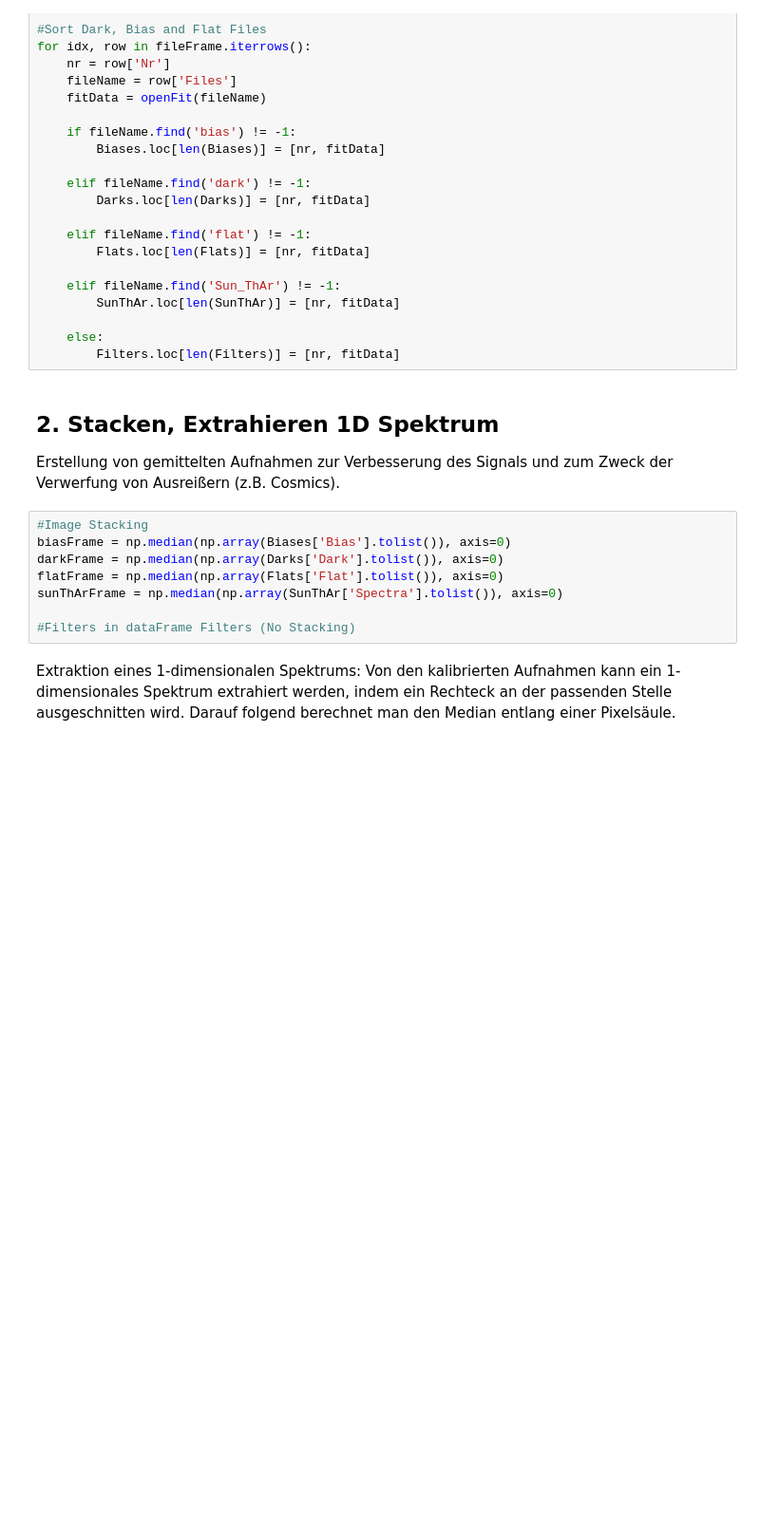
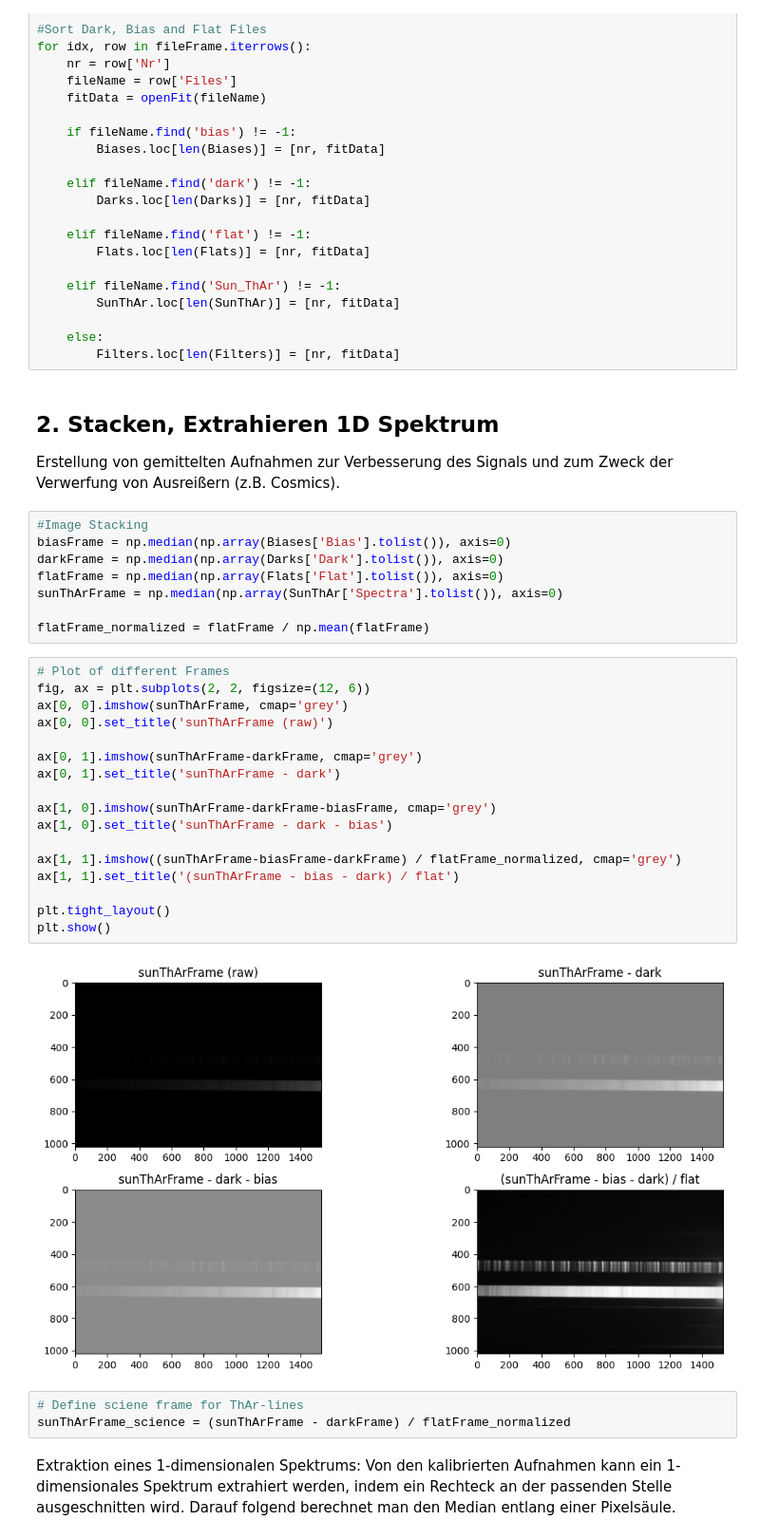
Before and after one commit to B0whunt3r21/AstroPrak, a Jupyter notebook: SolarSpectrum/Auswertungshilfe.ipynb, the cells around one changed output. Shown at 95% size. Drawn from its saved outputs; the diff is of its cells as text; blank space fills up the shorter version.

```diff
--- a/SolarSpectrum/Auswertungshilfe.ipynb
+++ b/SolarSpectrum/Auswertungshilfe.ipynb
@@ -87,7 +87,29 @@ darkFrame = np.median(np.array(Darks['Dark'].tolist()), axis=0)
 flatFrame = np.median(np.array(Flats['Flat'].tolist()), axis=0)
 sunThArFrame = np.median(np.array(SunThAr['Spectra'].tolist()), axis=0)
 
-#Filters in dataFrame Filters (No Stacking)
+flatFrame_normalized = flatFrame / np.mean(flatFrame)
+# %%
+# Plot of different Frames
+fig, ax = plt.subplots(2, 2, figsize=(12, 6))
+ax[0, 0].imshow(sunThArFrame, cmap='grey')
+ax[0, 0].set_title('sunThArFrame (raw)')
+
+ax[0, 1].imshow(sunThArFrame-darkFrame, cmap='grey')
+ax[0, 1].set_title('sunThArFrame - dark')
+
+ax[1, 0].imshow(sunThArFrame-darkFrame-biasFrame, cmap='grey')
+ax[1, 0].set_title('sunThArFrame - dark - bias')
+
+ax[1, 1].imshow((sunThArFrame-biasFrame-darkFrame) / flatFrame_normalized, cmap='grey')
+ax[1, 1].set_title('(sunThArFrame - bias - dark) / flat')
+
+plt.tight_layout()
+plt.show()
+# %% [output]
+[figure, added]
+# %%
+# Define sciene frame for ThAr-lines
+sunThArFrame_science = (sunThArFrame - darkFrame) / flatFrame_normalized
 # %% [markdown]
 Extraktion eines 1-dimensionalen Spektrums: Von den kalibrierten Aufnahmen kann ein 1-dimensionales Spektrum extrahiert werden, indem ein Rechteck an der passenden Stelle ausgeschnitten wird. Darauf folgend berechnet man den Median entlang einer Pixelsäule.
 # %%
```
Also changed, not shown: parts of 10 cells of this notebook.
